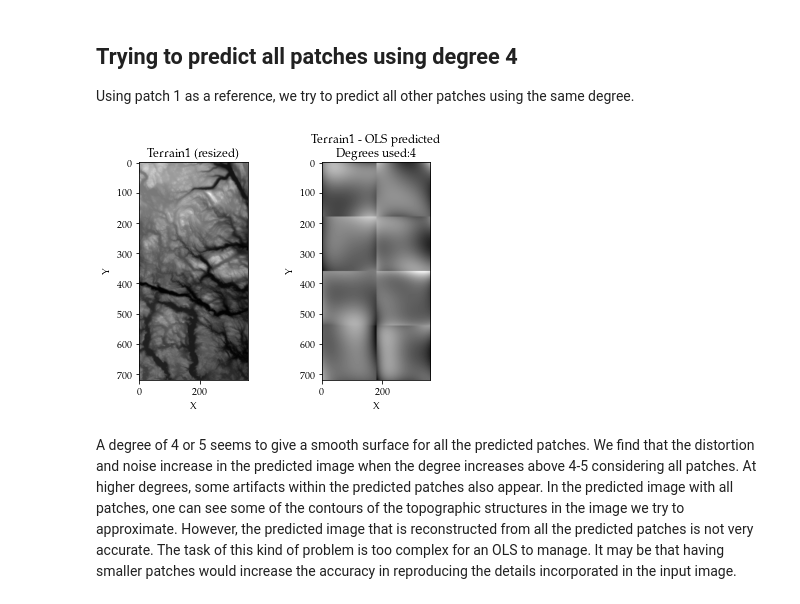
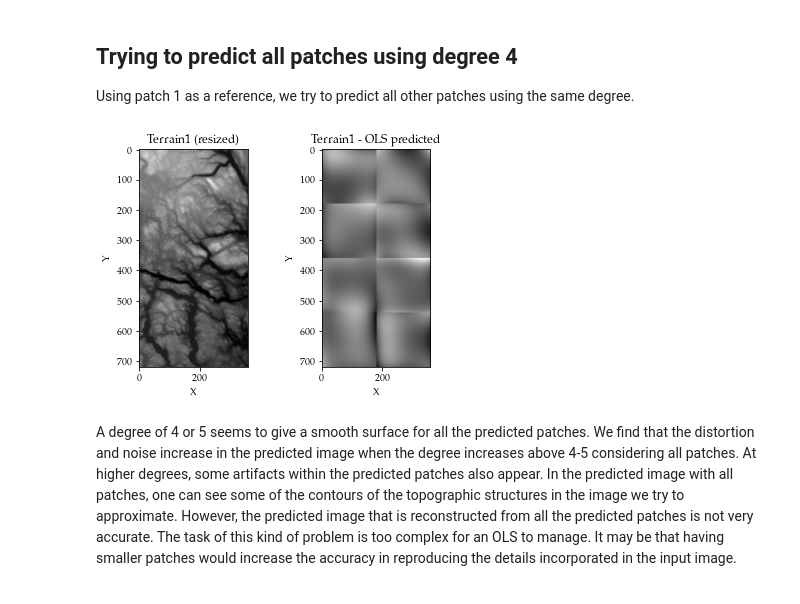
Before and after one commit to AndreasBordvik/FYS-STK4155-Prj1_report, a Jupyter notebook: code/Exercise6.ipynb, the cells around one changed output. Saved outputs shown, nothing was run; the diff lists cells and outputs as text; code cells hidden in the pictures.

```diff
--- a/code/Exercise6.ipynb
+++ b/code/Exercise6.ipynb
@@ -419,31 +419,32 @@ Using patch 1 as a reference, we try to predict all other patches using the same
 # %%
 testDegree = 150
 testDegree = 4
 patches_1_preds = []
 X = create_X(x1, y1, testDegree) # Design Matrix
 X_scaled, _ = standard_scaling(X)
 
 for patch in tqdm(patches_1):
     z_scaled, _ = standard_scaling(patch.ravel().reshape(-1,1))
     model = OLS(degree=testDegree) # The model
     z_hat_train = model.fit(X_scaled, z_scaled, SVDfit=False, keep_intercept=True) # Fitting the model and predict on training data
     z_hat = z_hat_train.reshape((ySteps,xSteps))
     patches_1_preds.append(z_hat)
 
 terrain1_predicted = patches_to_img(patches_1_preds, ySteps, xSteps, nYpatches, nXpatches, plotImage=False)
 
+
 # Plotting predicted patches
 fig, (ax1, ax2) = plt.subplots(1, 2)
-ax1.title.set_text("Terrain1 (resized)")
+ax1.title.set_text(f"Terrain1 (resized)")
 ax1.set_xlabel("X"); ax1.set_ylabel("Y")
 surf1 = ax1.imshow(terrain1Resized, cmap='gray')
-ax2.title.set_text(f"Terrain1 - OLS predicted\nDegrees used:{testDegree}")
+ax2.title.set_text(f"Terrain1 - OLS predicted")
 ax2.set_xlabel("X"); ax2.set_ylabel("Y")
 surf2 = ax2.imshow(terrain1_predicted, cmap='gray')
 plt.savefig(f"{REPORT_FIGURES}terrain_OLSpredicted_degree{testDegree}.pdf")
 plt.show()
 # %% [output]
-[figure, old version]
+[figure, new version]
 # %% [markdown]
 A degree of 4 or 5 seems to give a smooth surface for all the predicted patches. We find that the distortion and noise increase in the predicted image when the degree increases above 4-5 considering all patches. At higher degrees, some artifacts within the predicted patches also appear. In the predicted image with all patches, one can see some of the contours of the topographic structures in the image we try to approximate. However, the predicted image that is reconstructed from all the predicted patches is not very accurate. The task of this kind of problem is too complex for an OLS to manage. It may be that having smaller patches would increase the accuracy in reproducing the details incorporated in the input image.
 # %% [markdown]
```
Also changed, not shown: parts of 3 cells of this notebook.
